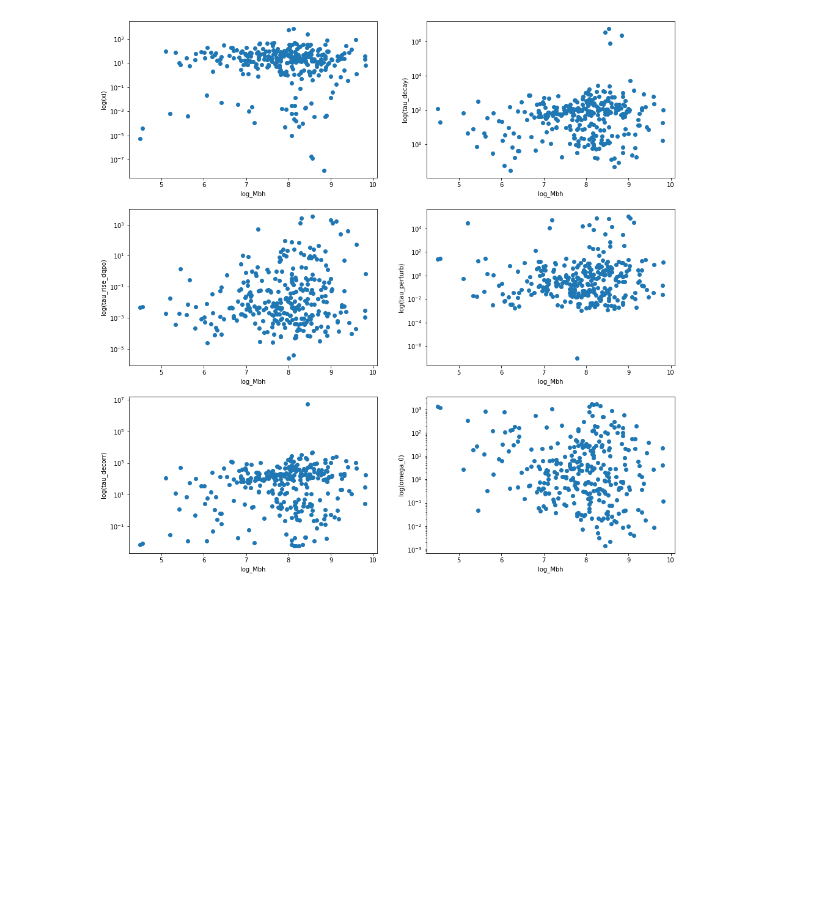
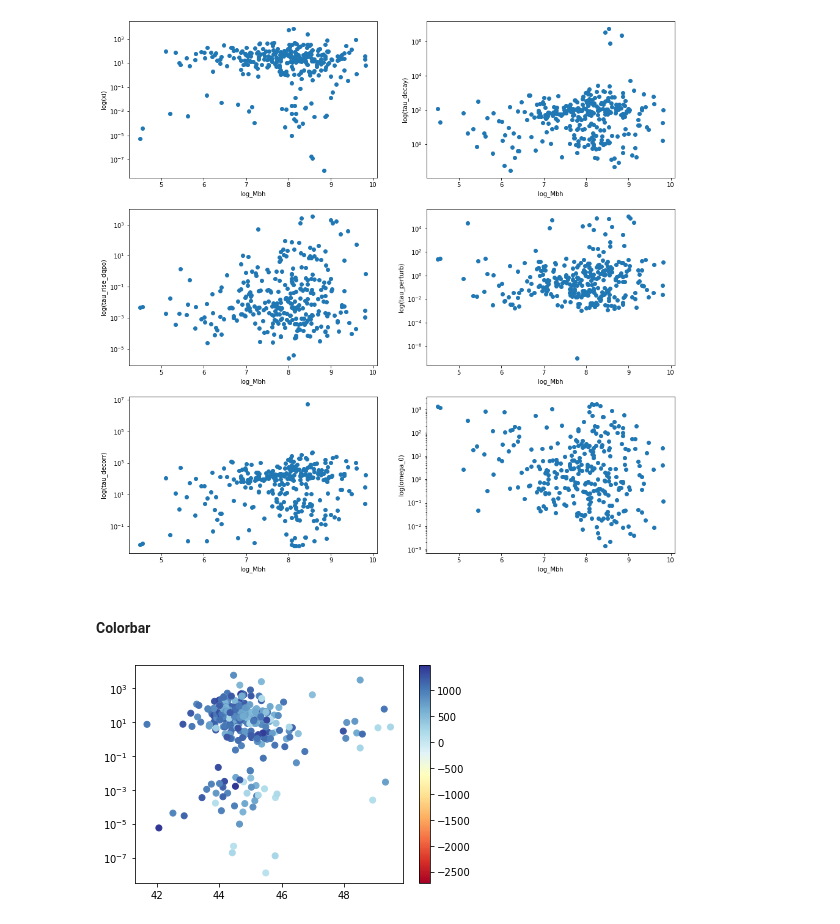
Before and after one commit to TrickyArmyMan/astro-research, a Jupyter notebook: JupyterLab/agn_figures.ipynb, the cells around one changed output. Saved outputs shown, nothing was run; the diff lists cells and outputs as text; code cells hidden in the pictures; blank space fills up the shorter version.

Commit message:
added colorbar example

```diff
--- a/JupyterLab/agn_figures.ipynb
+++ b/JupyterLab/agn_figures.ipynb
@@ -259,3 +259,13 @@ axs[row, col].set_ylabel('log(omega_0)')
 # %% [output]
 Text(0, 0.5, 'log(omega_0)')
 [figure]
+# %% [markdown]
+#### Colorbar
+# %%
+cm = plt.cm.get_cmap('RdYlBu')
+sc = plt.scatter(data=agn_dataframe, x='log_Lbol', y='xi', c='SNR', cmap=cm)
+plt.colorbar(sc)
+plt.yscale('log')
+plt.show()
+# %% [output]
+[figure, added]
```
